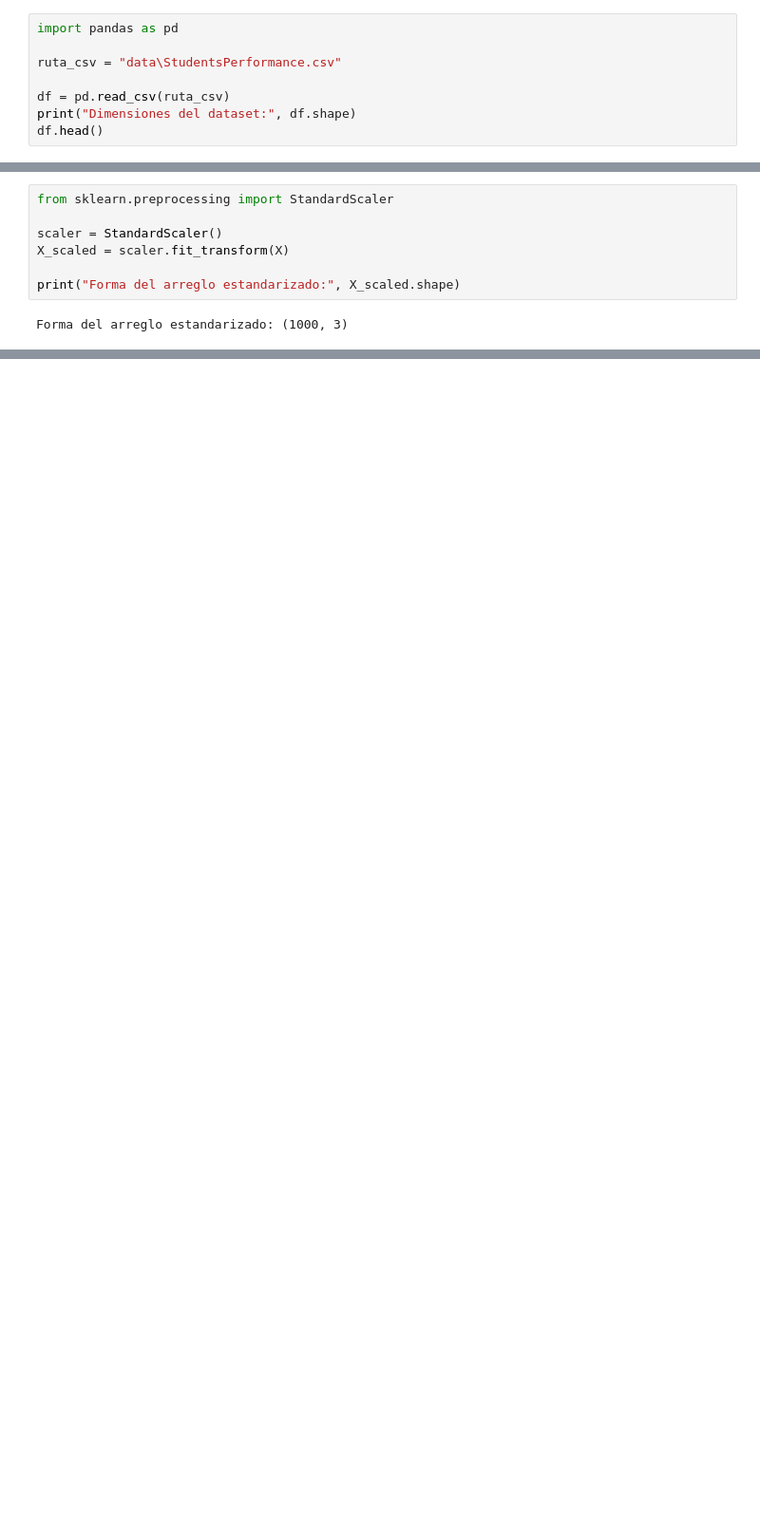
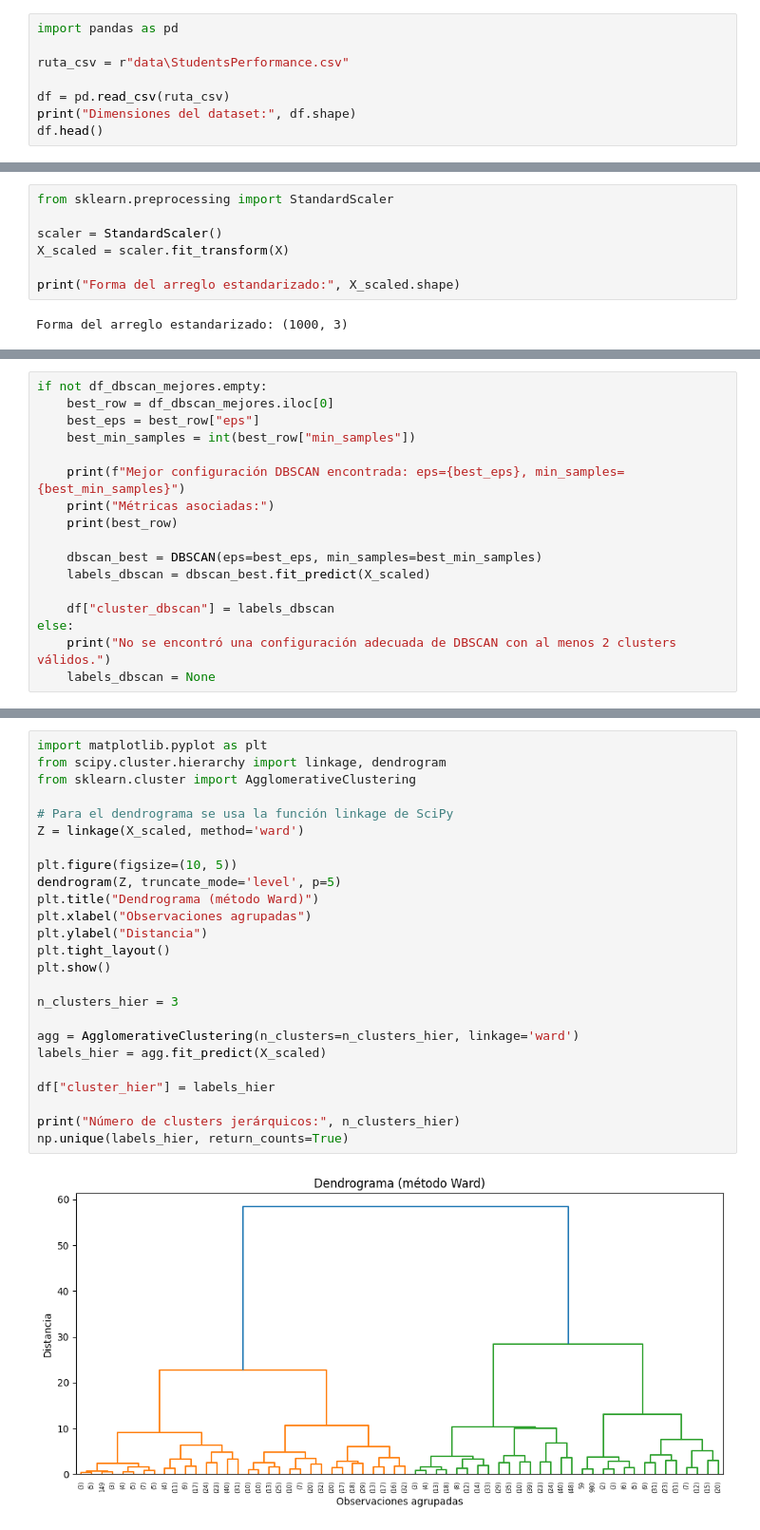
Before and after one commit to D4RKL10N3823/modelo-clustering, a Jupyter notebook: Modelo_Clustering.ipynb, the cells around one changed output, grey strips where cells are left out. Shown: that part at 95% size. Saved outputs shown, nothing was run; the diff lists cells and outputs as text; blank space fills up the shorter version.

```diff
--- a/Modelo_Clustering.ipynb
+++ b/Modelo_Clustering.ipynb
@@ -3,7 +3,7 @@
 # %%
 import pandas as pd
 
-ruta_csv = "data\StudentsPerformance.csv"
+ruta_csv = r"data\StudentsPerformance.csv"
 
 df = pd.read_csv(ruta_csv)
 print("Dimensiones del dataset:", df.shape)
@@ -49,0 +181,17 @@ Forma del arreglo estandarizado: (1000, 3)
+# %%
+if not df_dbscan_mejores.empty:
+    best_row = df_dbscan_mejores.iloc[0]
+    best_eps = best_row["eps"]
+    best_min_samples = int(best_row["min_samples"])
+
+    print(f"Mejor configuración DBSCAN encontrada: eps={best_eps}, min_samples={best_min_samples}")
+    print("Métricas asociadas:")
+    print(best_row)
+
+    dbscan_best = DBSCAN(eps=best_eps, min_samples=best_min_samples)
+    labels_dbscan = dbscan_best.fit_predict(X_scaled)
+
+    df["cluster_dbscan"] = labels_dbscan
+else:
+    print("No se encontró una configuración adecuada de DBSCAN con al menos 2 clusters válidos.")
+    labels_dbscan = None
@@ -49,0 +210,27 @@ Forma del arreglo estandarizado: (1000, 3)
+# %%
+import matplotlib.pyplot as plt
+from scipy.cluster.hierarchy import linkage, dendrogram
+from sklearn.cluster import AgglomerativeClustering
+
+# Para el dendrograma se usa la función linkage de SciPy
+Z = linkage(X_scaled, method='ward')
+
+plt.figure(figsize=(10, 5))
+dendrogram(Z, truncate_mode='level', p=5)
+plt.title("Dendrograma (método Ward)")
+plt.xlabel("Observaciones agrupadas")
+plt.ylabel("Distancia")
+plt.tight_layout()
+plt.show()
+
+n_clusters_hier = 3
+
+agg = AgglomerativeClustering(n_clusters=n_clusters_hier, linkage='ward')
+labels_hier = agg.fit_predict(X_scaled)
+
+df["cluster_hier"] = labels_hier
+
+print("Número de clusters jerárquicos:", n_clusters_hier)
+np.unique(labels_hier, return_counts=True)
+# %% [output]
+[figure, added]
```
Also changed, not shown: parts of 19 cells of this notebook.
